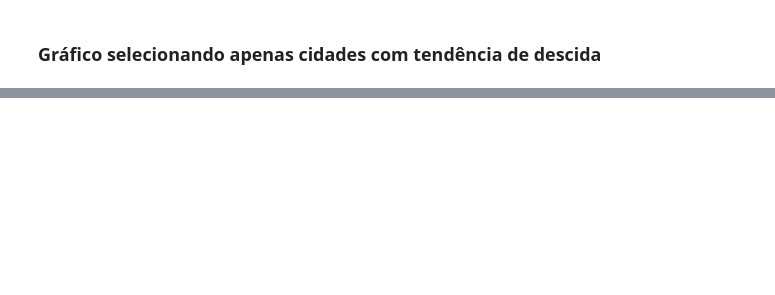
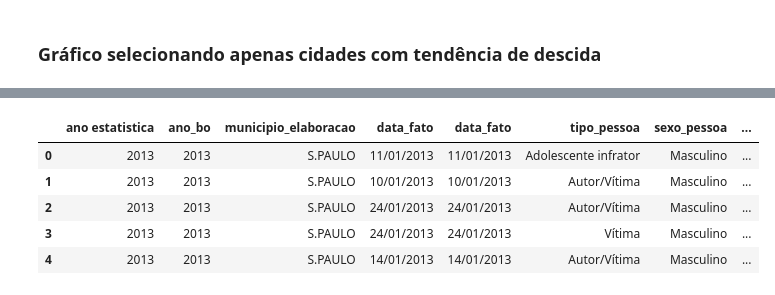
Before and after one commit to ddanieldma/data-visualization, a Jupyter notebook: T3/notebooks/transforming_data.ipynb, the cells around one changed output, grey strips where cells are left out. Cells and saved outputs as stored; diff of their text form; code cells hidden in the pictures; blank space fills up the shorter version.

```diff
--- a/T3/notebooks/transforming_data.ipynb
+++ b/T3/notebooks/transforming_data.ipynb
@@ -3,3 +3,15 @@ from pathlib import Path
 import sys
 import pandas as pd
 import altair as alt
+# %%
+ROOT_DIR = Path().resolve().parent
+SRC_DIR = ROOT_DIR / 'src'
+DATA_DIR = ROOT_DIR / 'data'
+RAW_DIR = DATA_DIR / 'raw'
+
+sys.path.append(str(SRC_DIR))
+from reading_data import INTERIM_DIR
+
+df_municipios = pd.read_parquet(RAW_DIR / 'data_municipios.parquet')
+df_policia = pd.read_parquet(RAW_DIR / 'data_policia.parquet')
+df_violencia_mortes = pd.read_csv(RAW_DIR / "data_violencia_mortes.csv.gz")
@@ -282,0 +359,26 @@ KeyboardInterrupt:
+# %%
+df_policia.columns = df_policia.columns.str.lower()
+df_policia.columns
+
+desired_columns = [
+    'ano estatistica',
+    'ano_bo',
+    'municipio_elaboracao',
+    'data_fato',
+    'data_fato',
+    'tipo_pessoa',
+    'sexo_pessoa',
+    'idade_pessoa',
+    'data_nascimento_pessoa',
+    'cor_pele',
+    'profissao',
+]
+
+df_policia[desired_columns].head(5)
+# %% [output]
+|  | ano estatistica | ano_bo | municipio_elaboracao | data_fato | data_fato | tipo_pessoa | sexo_pessoa | ... |
+| 0 | 2013 | 2013 | S.PAULO | 11/01/2013 | 11/01/2013 | Adolescente infrator | Masculino | ... |
+| 1 | 2013 | 2013 | S.PAULO | 10/01/2013 | 10/01/2013 | Autor/Vítima | Masculino | ... |
+| 2 | 2013 | 2013 | S.PAULO | 24/01/2013 | 24/01/2013 | Autor/Vítima | Masculino | ... |
+| 3 | 2013 | 2013 | S.PAULO | 24/01/2013 | 24/01/2013 | Vítima | Masculino | ... |
+| 4 | 2013 | 2013 | S.PAULO | 14/01/2013 | 14/01/2013 | Autor/Vítima | Masculino | ... |
```
Also changed, not shown: parts of 22 cells of this notebook, 3 other files.
